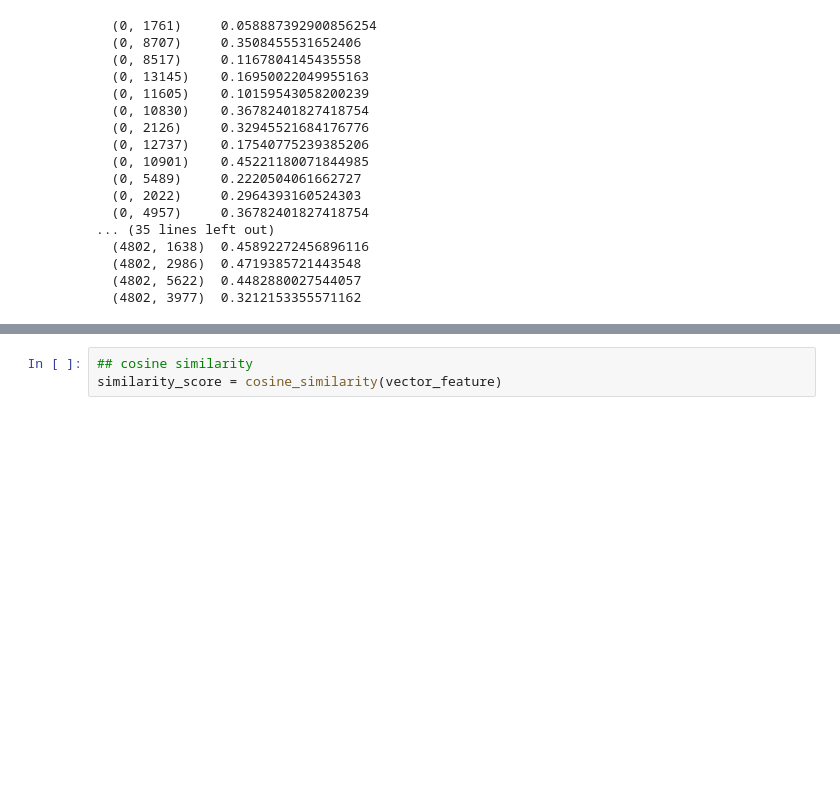
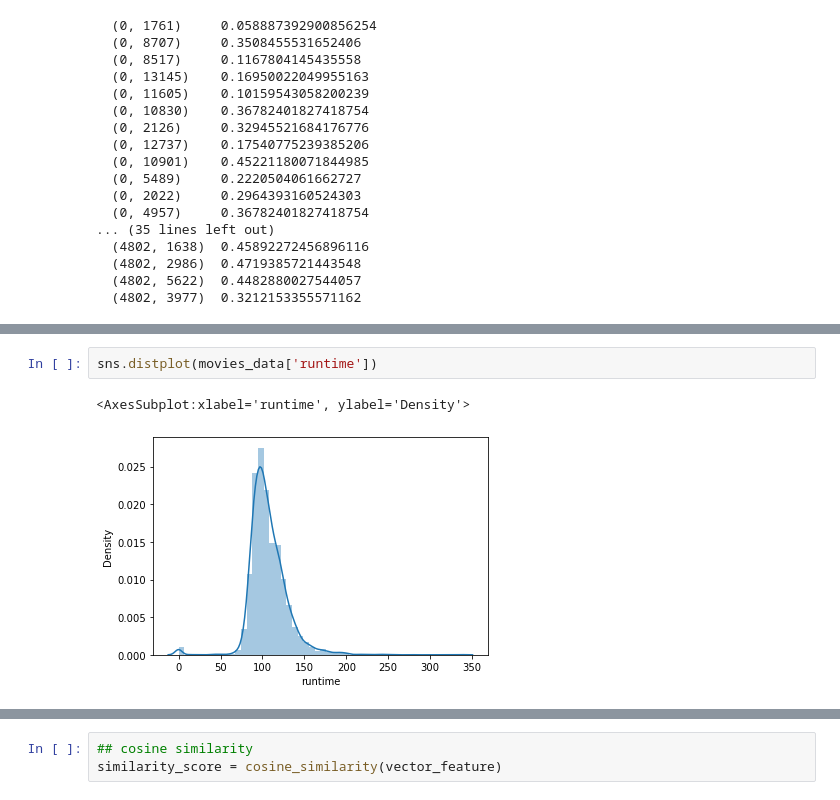
Before and after one commit to ansh27ika/movies-recomendation, a Jupyter notebook: movies recomendation (1).ipynb, the cells around one changed output, grey strips where cells are left out. Saved outputs shown, nothing was run; the diff lists cells and outputs as text; blank space fills up the shorter version.

```diff
--- a/movies recomendation (1).ipynb
+++ b/movies recomendation (1).ipynb
@@ -118,0 +138,5 @@ print(vector_feature)
+# %%
+sns.distplot(movies_data['runtime'])
+# %% [output]
+<AxesSubplot:xlabel='runtime', ylabel='Density'>
+[figure, added]
```
Also changed, not shown: parts of 6 cells of this notebook.
